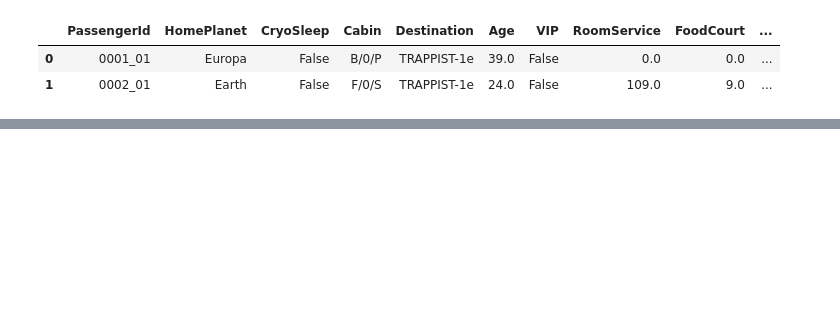
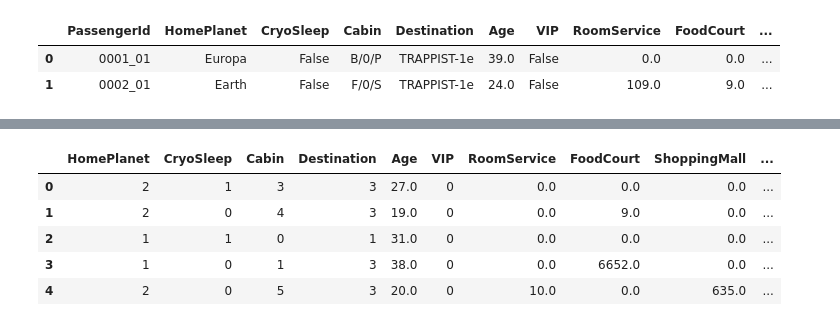
Before and after one commit to SoniMohandas/spaceship-titanic, a Jupyter notebook: spaceship.ipynb, the cells around one changed output, grey strips where cells are left out. Cells and saved outputs as stored; diff of their text form; code cells hidden in the pictures; blank space fills up the shorter version.

```diff
--- a/spaceship.ipynb
+++ b/spaceship.ipynb
@@ -64,0 +118,4 @@ train
+# %%
+test_age_median = test.Age.median()
+test.Age.fillna(test_age_median, inplace = True)
+test.fillna(0, inplace = True)
@@ -64,0 +146,16 @@ train
+# %%
+# Fill boolean values with 1, 0 in train_df features
+test_df.CryoSleep.replace({True:1,False:0}, inplace = True)
+test_df.VIP.replace({True:1,False:0}, inplace = True)
+test_df.Destination.replace({'TRAPPIST-1e':3, 'PSO J318.5-22':2,
+                              '55 Cancri e':1,None:0}, inplace = True)
+test_df.HomePlanet.replace({'Europa':1,'Earth':2,'Mars':3,
+                             None:0}, inplace = True)
+test_df.head()
+# %% [output]
+|  | HomePlanet | CryoSleep | Cabin | Destination | Age | VIP | RoomService | FoodCourt | ShoppingMall | ... |
+| 0 | 2 | 1 | 3 | 3 | 27.0 | 0 | 0.0 | 0.0 | 0.0 | ... |
+| 1 | 2 | 0 | 4 | 3 | 19.0 | 0 | 0.0 | 9.0 | 0.0 | ... |
+| 2 | 1 | 1 | 0 | 1 | 31.0 | 0 | 0.0 | 0.0 | 0.0 | ... |
+| 3 | 1 | 0 | 1 | 3 | 38.0 | 0 | 0.0 | 6652.0 | 0.0 | ... |
+| 4 | 2 | 0 | 5 | 3 | 20.0 | 0 | 10.0 | 0.0 | 635.0 | ... |
```
Also changed, not shown: parts of 36 cells of this notebook.
